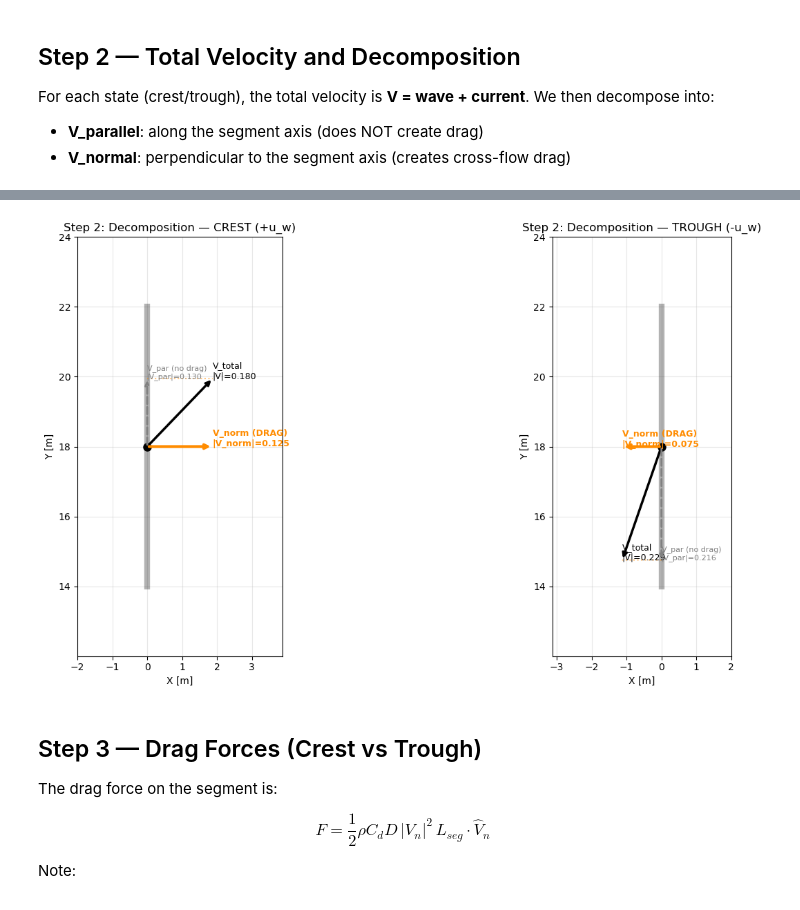
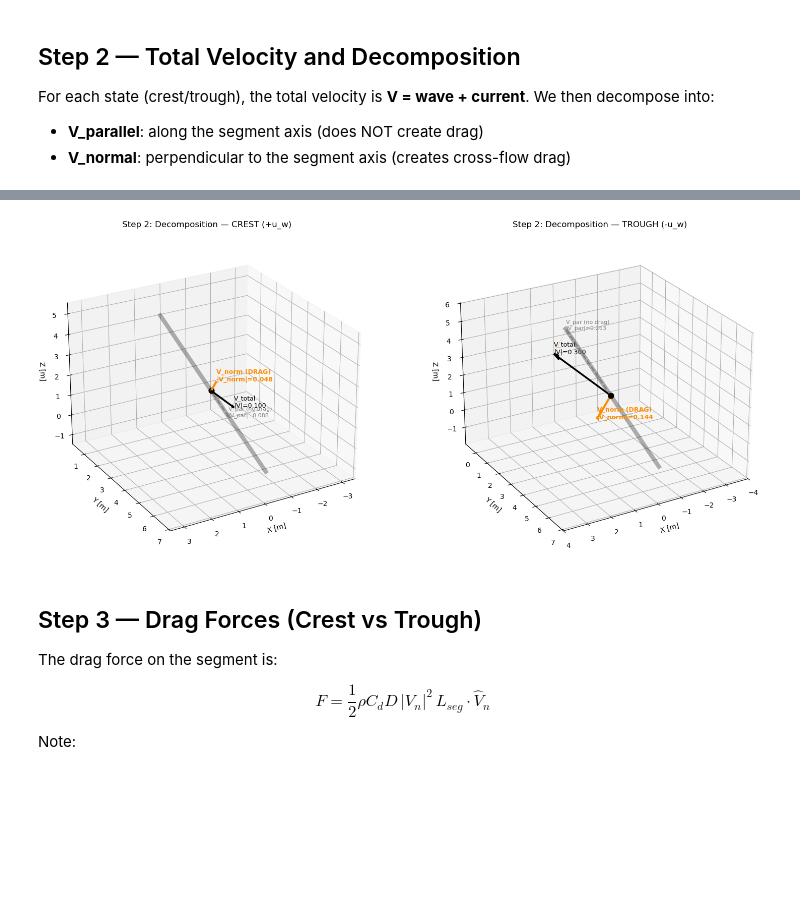
Before and after one commit to cesareprimultini/von-karman, a Jupyter notebook: vector_decomposition/workflows/beam_workflow/explain_force_range.ipynb, the cells around one changed output, grey strips where cells are left out. Drawn from its saved outputs; the diff is of its cells as text; code cells hidden in the pictures; blank space fills up the shorter version.

Commit message:
Udpate: notebook checkpoint

```diff
--- a/vector_decomposition/workflows/beam_workflow/explain_force_range.ipynb
+++ b/vector_decomposition/workflows/beam_workflow/explain_force_range.ipynb
@@ -47,7 +47,7 @@ L_beam = np.linalg.norm(beam_vec)
 beam_axis = beam_vec / L_beam
 
 # pick one segment for the detailed walkthrough (middle segment)
-seg = segments[len(segments) // 2]
+seg = segments[0] # first segment
 print(f'Using segment: {seg["seg_id"]}')
 print(f'Segment axis: {np.round(seg["axis"], 3)}')
 print(f'Segment midpoint: {np.round(seg["midpoint"], 2)}')
@@ -59,10 +59,10 @@ Segment midpoint: [ 0.   18.    0.13]
 Beam axis: [ 0.     0.994 -0.105]
 # %%
 # define test conditions
-wave_dir = 30   # degrees
-curr_dir = 150  # degrees (perpendicular to wave)
+wave_dir = 0   # degrees
+curr_dir = 180  # degrees (perpendicular to wave)
 u_w = 0.2      # wave particle velocity [m/s]
-Uc = 0.05       # current magnitude [m/s]
+Uc = 0.1         # current magnitude [m/s]
 
 wave_dir_vec = dir_vec(wave_dir)
 curr_vec = Uc * dir_vec(curr_dir)
@@ -189,63 +184,74 @@ TROUGH: V_total = [-0.075  -0.2165  0.    ]
 # %%
-fig, axes = plt.subplots(1, 2, figsize=(16, 7))
+fig = plt.figure(figsize=(16, 7))
 scale = 15.0
 
-for ax, (state_name, V_total, V_par, V_norm) in zip(axes, [
+seg_ax_norm = seg['axis'] / np.linalg.norm(seg['axis']) if np.linalg.norm(seg['axis']) > 0 else seg['axis']
+pipe_len = 4.0
+p1_3d = seg['midpoint'] - pipe_len * seg_ax_norm
+p2_3d = seg['midpoint'] + pipe_len * seg_ax_norm
+
+for idx, (state_name, V_total, V_par, V_norm) in enumerate([
     ('CREST (+u_w)', V_crest, V_par_c, V_norm_c),
     ('TROUGH (-u_w)', V_trough, V_par_t, V_norm_t),
 ]):
-    o = origin.copy()
+    ax = fig.add_subplot(1, 2, idx + 1, projection='3d')
+    o = seg['midpoint'].copy()
 
     # pipe segment
-    ax.plot([p1[0], p2[0]], [p1[1], p2[1]], 'k-', linewidth=6, alpha=0.3)
-
-    # set axis limits from all arrow tips
-    key_points = [o, p1, p2,
-                  o + V_total[:2] * scale,
-                  o + V_par[:2] * scale,
-                  o + V_norm[:2] * scale]
-    all_xy = np.array(key_points)
-    pad = 2.0
-    ax.set_xlim(all_xy[:, 0].min() - pad, all_xy[:, 0].max() + pad)
-    ax.set_ylim(all_xy[:, 1].min() - pad, all_xy[:, 1].max() + pad)
+    ax.plot([p1_3d[0], p2_3d[0]], [p1_3d[1], p2_3d[1]], [p1_3d[2], p2_3d[2]],
+            'k-', linewidth=6, alpha=0.3)
 
     # total velocity
-    ax.annotate('', xy=o + V_total[:2] * scale, xytext=o,
-                arrowprops=dict(arrowstyle='->', color='black', lw=2.5))
-    ax.annotate(f'V_total\n|V|={np.linalg.norm(V_total):.3f}',
-                xy=o + V_total[:2] * scale, fontsize=9, color='black',
-                ha='left')
+    ax.quiver(*o, *(V_total * scale), color='black', lw=2.5, arrow_length_ratio=0.1)
+    tip = o + V_total * scale
+    ax.text(tip[0], tip[1], tip[2], f'V_total\n|V|={np.linalg.norm(V_total):.3f}',
+            fontsize=9, color='black')
 
     # parallel component (grey, along pipe)
-    ax.annotate('', xy=o + V_par[:2] * scale, xytext=o,
-                arrowprops=dict(arrowstyle='->', color='grey', lw=2, linestyle='dashed'))
-    ax.annotate(f'V_par (no drag)\n|V_par|={np.linalg.norm(V_par):.3f}',
-                xy=o + V_par[:2] * scale, fontsize=8, color='grey')
+    ax.quiver(*o, *(V_par * scale), color='grey', lw=2, arrow_length_ratio=0.1,
+              linestyle='dashed')
+    tip_p = o + V_par * scale
+    ax.text(tip_p[0], tip_p[1], tip_p[2], f'V_par (no drag)\n|V_par|={np.linalg.norm(V_par):.3f}',
+            fontsize=8, color='grey')
 
     # normal component (orange, creates drag)
-    ax.annotate('', xy=o + V_norm[:2] * scale, xytext=o,
-                arrowprops=dict(arrowstyle='->', color='darkorange', lw=3))
-    ax.annotate(f'V_norm (DRAG)\n|V_norm|={np.linalg.norm(V_norm):.3f}',
-                xy=o + V_norm[:2] * scale, fontsize=9, color='darkorange',
-                fontweight='bold')
+    ax.quiver(*o, *(V_norm * scale), color='darkorange', lw=3, arrow_length_ratio=0.1)
+    tip_n = o + V_norm * scale
+    ax.text(tip_n[0], tip_n[1], tip_n[2], f'V_norm (DRAG)\n|V_norm|={np.linalg.norm(V_norm):.3f}',
+            fontsize=9, color='darkorange', fontweight='bold')
 
-    # show the decomposition triangle
-    tip_par = o + V_par[:2] * scale
-    tip_total = o + V_total[:2] * scale
-    ax.plot([tip_par[0], tip_total[0]], [tip_par[1], tip_total[1]],
+    # decomposition triangle line
+    ax.plot([tip_p[0], tip[0]], [tip_p[1], tip[1]], [tip_p[2], tip[2]],
             ':', color='darkorange', lw=1.5, alpha=0.5)
 
-    ax.plot(*o, 'ko', markersize=8)
+    ax.scatter(*o, color='k', s=60, zorder=5)
     ax.set_title(f'Step 2: Decomposition — {state_name}', fontsize=12)
-    ax.set_aspect('equal')
-    ax.grid(alpha=0.3)
     ax.set_xlabel('X [m]')
     ax.set_ylabel('Y [m]')
+    ax.set_zlabel('Z [m]')
+
+    # Force equal axis scaling to prevent visual distortion
+    all_pts = np.array([o, p1_3d, p2_3d, tip, tip_p, tip_n])
+    mins = all_pts.min(axis=0)
+    maxs = all_pts.max(axis=0)
+    center = (mins + maxs) / 2
+    half_range = max((maxs - mins).max() / 2, 1.0)
+    ax.set_xlim(center[0] - half_range, center[0] + half_range)
+    ax.set_ylim(center[1] - half_range, center[1] + half_range)
+    ax.set_zlim(center[2] - half_range, center[2] + half_range)
+
+    ax.view_init(elev=25, azim=60)
 
 plt.tight_layout()
 plt.show()
+
+# # check v_norm is perpendicular to seg axis
+# dot_c = np.dot(V_norm_c, seg['axis'])
+# dot_t = np.dot(V_norm_t, seg['axis'])
+# print(f"Dot product of V_norm_c and seg axis: {dot_c:.6e}")
+# print(f"Dot product of V_norm_t and seg axis: {dot_t:.6e}")
 # %% [output]
-[figure, old version]
+[figure, new version]
 # %% [markdown]
 ## Step 3 — Drag Forces (Crest vs Trough)
 
```
Also changed, not shown: parts of 10 cells of this notebook, 3 other files.
